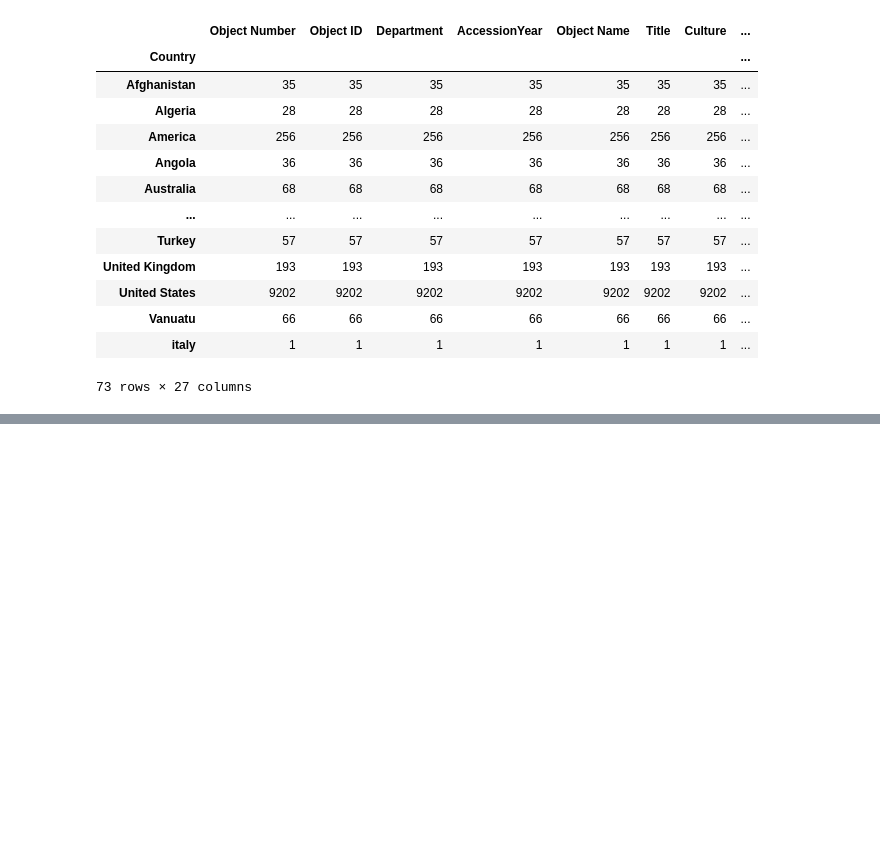
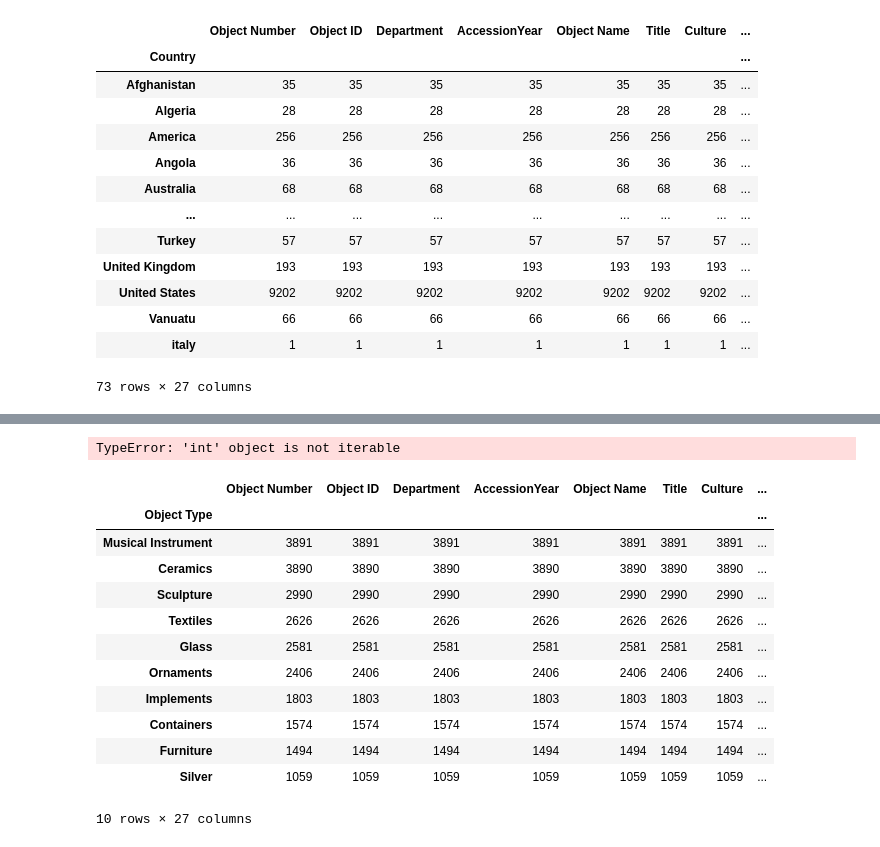
Before and after one commit to bjwlknsn/TheMetTeamProject, a Jupyter notebook: csv_review_data3.ipynb, the cells around one changed output, grey strips where cells are left out. Cells and saved outputs as stored; diff of their text form; code cells hidden in the pictures; blank space fills up the shorter version.

Commit message:
Updated MetObjects_Cleaned3.csv with Country IDs. Added top ten groups for countrires and object types.

```diff
--- a/csv_review_data3.ipynb
+++ b/csv_review_data3.ipynb
@@ -77,3 +77,72 @@ plt.show()
 # %% [output]
 [interactive output not drawn]
 [interactive output not drawn]
+# %%
+#Data Set Summary
+
+# Calculate the total number of countries
+total_country = len(object_df["Country ID"].unique())
+
+# Calculate the total number of objects
+total_objects = len(object_df["Object ID"].unique())
+
+# Calculate the total number object types
+#total_object_types = len(object_df["Object Types"].value_counts())
+
+# # Calculate the average math score
+# math_avg = merge_df["math_score"].mean()
+
+# # Calculate the average reading score
+# reading_avg = merge_df["reading_score"].mean()
+
+# # Calculate the percentage of students with a passing math score (70 or greater)
+# pass_math_percent = merge_df.loc[merge_df["math_score"]>=70]["math_score"].count()/total_student
+
+# # Calculate the percentage of students with a passing reading score (70 or greater)
+# pass_reading_percent = merge_df.loc[merge_df["reading_score"]>=70]["reading_score"].count()/total_student
+
+# # Calculate the percentage of students who passed math and reading (% Overall Passing)
+# overall_pass_percent = merge_df[(merge_df["math_score"]>=70) & (merge_df["reading_score"]>=70)]["Student ID"].count()/total_student
+
+# Create a dataframe to hold the above results
+summary_df =  pd.DataFrame({"Total Countires":[total_country],
+                                 "Total Objects":[total_objects],
+#                                  "Total Object Types":[total_object_types],
+#                                  "Average Math Score":[math_avg],
+#                                  "Average Reading Score":[reading_avg],
+#                                  "% Passing Math":[pass_math_percent],
+#                                  "% Passing Reading":[pass_reading_percent],
+#                                  "% Overall Passing":[overall_pass_percent],
+                                 })
+
+# Optional: give the displayed data cleaner formatting
+summary_df['Total Countries'] = summary_df['Total Countries'].map("{:,}".format)
+summary_df['Total Objects'] = summary_df['Total Objects'].map("{:,}".format)
+# summary_df['Total Object Types'] = summary_df['Total Object Types'].map("{:,}".format)
+# summary_df['Average Reading Score'] = summary_df['Average Reading Score'].map("{:,.2f}".format)
+# summary_df['% Passing Math'] = summary_df['% Passing Math'].map("{:.1%}".format)
+# summary_df['% Passing Reading'] = summary_df['% Passing Reading'].map("{:.1%}".format)
+# summary_df['% Overall Passing'] = summary_df['% Overall Passing'].map("{:.1%}".format)
+
+
+summary_df
+# %% [output]
+TypeError: 'int' object is not iterable
+# %%
+# Top ten object types
+objects_grp=object_df.groupby('Object Type')
+objects_grp.count().nlargest(10, 'Object ID')
+# %% [output]
+|  | Object Number | Object ID | Department | AccessionYear | Object Name | Title | Culture | ... |
+| Object Type |  |  |  |  |  |  |  | ... |
+| Musical Instrument | 3891 | 3891 | 3891 | 3891 | 3891 | 3891 | 3891 | ... |
+| Ceramics | 3890 | 3890 | 3890 | 3890 | 3890 | 3890 | 3890 | ... |
+| Sculpture | 2990 | 2990 | 2990 | 2990 | 2990 | 2990 | 2990 | ... |
+| Textiles | 2626 | 2626 | 2626 | 2626 | 2626 | 2626 | 2626 | ... |
+| Glass | 2581 | 2581 | 2581 | 2581 | 2581 | 2581 | 2581 | ... |
+| Ornaments | 2406 | 2406 | 2406 | 2406 | 2406 | 2406 | 2406 | ... |
+| Implements | 1803 | 1803 | 1803 | 1803 | 1803 | 1803 | 1803 | ... |
+| Containers | 1574 | 1574 | 1574 | 1574 | 1574 | 1574 | 1574 | ... |
+| Furniture | 1494 | 1494 | 1494 | 1494 | 1494 | 1494 | 1494 | ... |
+| Silver | 1059 | 1059 | 1059 | 1059 | 1059 | 1059 | 1059 | ... |
+10 rows × 27 columns
```
Also changed, not shown: parts of 1 cell of this notebook, 1 other file.
